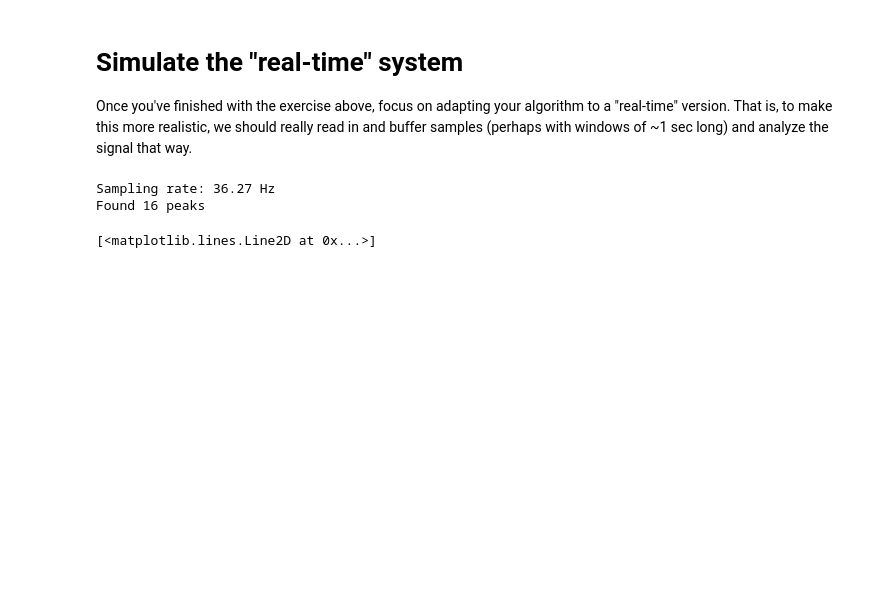
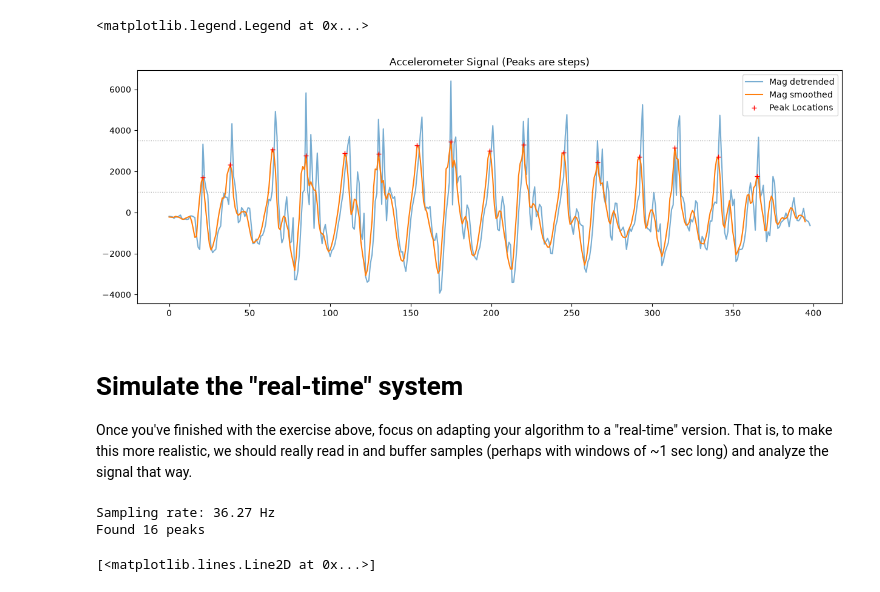
Before and after one commit to makeabilitylab/signals, a Jupyter notebook: Projects/StepTracker/StepTracker-Exercises.ipynb, the cells around one changed output. Drawn from its saved outputs; the diff is of its cells as text; code cells hidden in the pictures; blank space fills up the shorter version.

```diff
--- a/Projects/StepTracker/StepTracker-Exercises.ipynb
+++ b/Projects/StepTracker/StepTracker-Exercises.ipynb
@@ -491,0 +501,77 @@ The screenshot below shows a heuristic-based step tracking algorithm correctly i
+# %%
+# Now, let's try a basic algorithm to infer steps
+# This could certainly be improved, but it's a start!
+filter_window_size = math.ceil(sampling_rate * 0.1)
+
+# Convolve using a mean filter
+# https://numpy.org/doc/stable/reference/generated/numpy.convolve.html?highlight=convolve#numpy.convolve
+mag_filtered = np.convolve(mag_detrended,
+                           np.ones((filter_window_size,))/filter_window_size,
+                           mode='valid')
+
+fig, axes = plt.subplots(1, figsize=(15, 5)) #figsize is width, height
+
+# axes.plot(accel_mag, alpha=0.7, label="Original Mag")
+axes.plot(mag_detrended, alpha=0.6, label="Mag detrended")
+axes.plot(mag_filtered, alpha=1, label="Mag smoothed")
+
+# https://docs.scipy.org/doc/scipy/reference/generated/scipy.signal.find_peaks.html
+# assume stride cadence threshold of ~100 steps/min, which is 1.6 steps/sec
+# but let's round it up to ~2 steps/sec (so, 2 Hz)
+# so, once we find a peak, we should wait ~0.5 seconds, which we translate into num of samples
+min_distance_between_peaks = 0.4 * sampling_rate # distance between peaks in samples
+min_peak_height = 1000 # this threshold should be "learned" based on analysis of test data
+max_peak_height = 3500 # same with this threshold
+print("Min num samples between peaks:", min_distance_between_peaks)
+peak_indices, peak_properties = sp.signal.find_peaks(mag_filtered, height=min_peak_height, distance=min_distance_between_peaks)
+print("We've detected:", len(peak_indices), "initial peaks")
+print("Average peak:", np.average(mag_filtered[peak_indices]), "SD=", np.std(mag_filtered[peak_indices]))
+print("Min peak:", np.min(mag_filtered[peak_indices]))
+print("Max peak:", np.max(mag_filtered[peak_indices]))
+print();
+
+print("Filtering out peaks that exceed our maximum:")
+
+# filter out peaks that exceed our maximum
+filtered_peak_indices = []
+for peak_index in peak_indices:
+    if(mag_filtered[peak_index] <= max_peak_height):
+        filtered_peak_indices.append(peak_index)
+
+peak_indices = list(filtered_peak_indices)
+print("Now, we've detected:", len(peak_indices), " peaks")
+print("Average peak:", np.average(mag_filtered[peak_indices]), "SD=", np.std(mag_filtered[peak_indices]))
+print("Min peak:", np.min(mag_filtered[peak_indices]))
+print("Max peak:", np.max(mag_filtered[peak_indices]))
+print();
+
+# peaks must come in at least pairs and be within max_distance from each other
+max_distance_between_peaks = 1 * sampling_rate # distance between peaks in samples
+print("Filtering out peaks that don't come in at least pairs and exceed a distance:")
+filtered_peak_indices2 = set()
+for i in range(0, len(peak_indices) - 1):
+    peak_index1 = peak_indices[i]
+    peak_index2 = peak_indices[i + 1]
+    if(peak_index2 - peak_index1 < max_distance_between_peaks):
+        filtered_peak_indices2.add(peak_index1)
+        filtered_peak_indices2.add(peak_index2)
+    else:
+        print("Eliminated peak index {} with value {}".format(peak_index1, mag_filtered[peak_index1]))
+
+peak_indices = sorted(list(filtered_peak_indices2))
+print("Now, we've detected:", len(peak_indices), " peaks")
+print("Average peak:", np.average(mag_filtered[peak_indices]), "SD=", np.std(mag_filtered[peak_indices]))
+print("Min peak:", np.min(mag_filtered[peak_indices]))
+print("Max peak:", np.max(mag_filtered[peak_indices]))
+print();
+
+
+# Plots the peaks
+axes.axhline(y=min_peak_height, linewidth=1, linestyle=":", alpha=0.6, color='gray')
+axes.axhline(y=max_peak_height, linewidth=1, linestyle=":", alpha=0.6, color='gray')
+axes.plot(peak_indices, mag_filtered[peak_indices], 'y+', color="red", label="Peak Locations")
+
+# set the title and show the legend
+axes.set_title("Accelerometer Signal (Peaks are steps)")
+axes.legend()
+# %% [output]
@@ -492,3 +595,5 @@ The screenshot below shows a heuristic-based step tracking algorithm correctly i
+<matplotlib.legend.Legend at 0x...>
+[figure, added]
 # %% [markdown]
 # Simulate the "real-time" system
 Once you've finished with the exercise above, focus on adapting your algorithm to a "real-time" version. That is, to make this more realistic, we should really read in and buffer samples (perhaps with windows of ~1 sec long) and analyze the signal that way.
```
Also changed, not shown: parts of 7 cells of this notebook, 4 other files.
